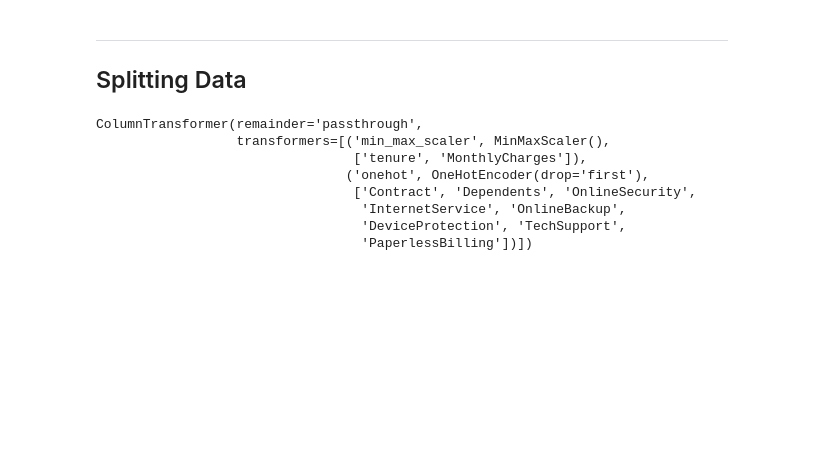
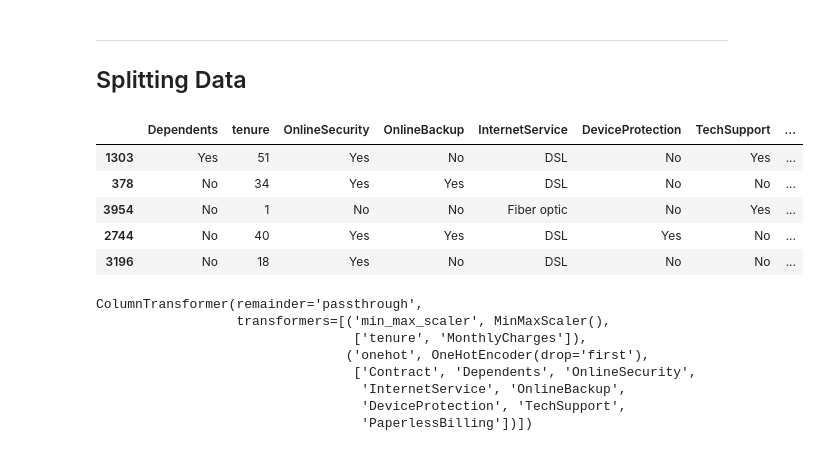
Before and after one commit to muhamatapit/Telco-Customer-Churn-ML-Modelling, a Jupyter notebook: capstone Modul3 pick- before.ipynb, the cells around one changed output. Saved outputs shown, nothing was run; the diff lists cells and outputs as text; code cells hidden in the pictures; blank space fills up the shorter version.

```diff
--- a/capstone Modul3 pick- before.ipynb
+++ b/capstone Modul3 pick- before.ipynb
@@ -624,6 +623,15 @@ X_train, X_test, y_train, y_test = train_test_split(
     random_state=2024,  # Random state is fixed so that the train and test data do not change
     stratify=y # Maintain the proportion of each class
 )
+# %%
+X_train.head()
+# %% [output]
+|  | Dependents | tenure | OnlineSecurity | OnlineBackup | InternetService | DeviceProtection | TechSupport | ... |
+| 1303 | Yes | 51 | Yes | No | DSL | No | Yes | ... |
+| 378 | No | 34 | Yes | Yes | DSL | No | No | ... |
+| 3954 | No | 1 | No | No | Fiber optic | No | Yes | ... |
+| 2744 | No | 40 | Yes | Yes | DSL | Yes | No | ... |
+| 3196 | No | 18 | Yes | No | DSL | No | No | ... |
 # %%
 transformer.fit(X_train) # Fit the transformer to training data
 # %% [output]
```
Also changed, not shown: parts of 45 cells of this notebook.
